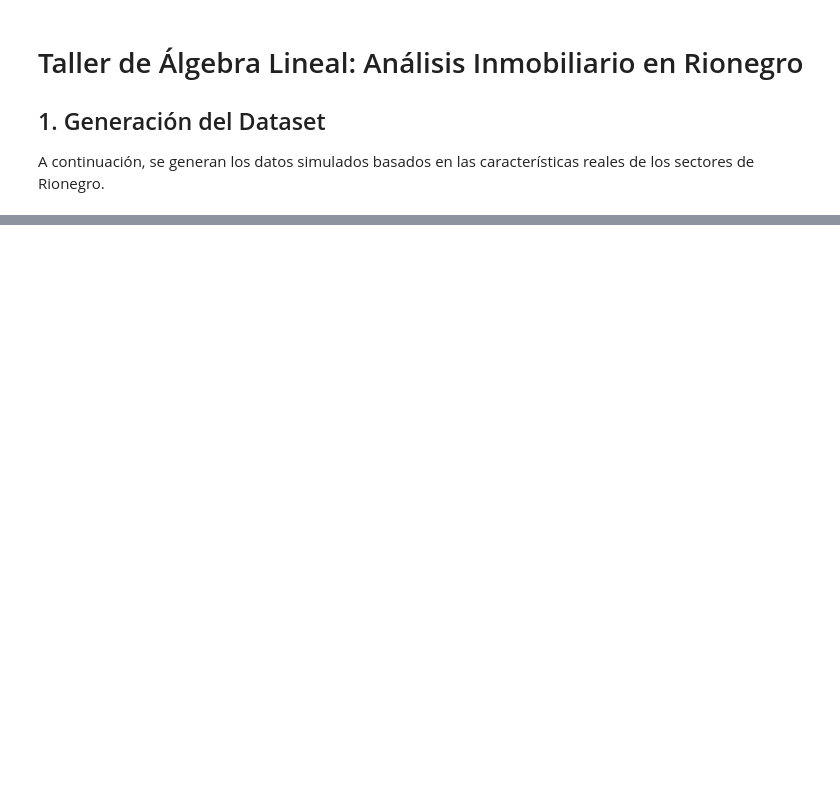
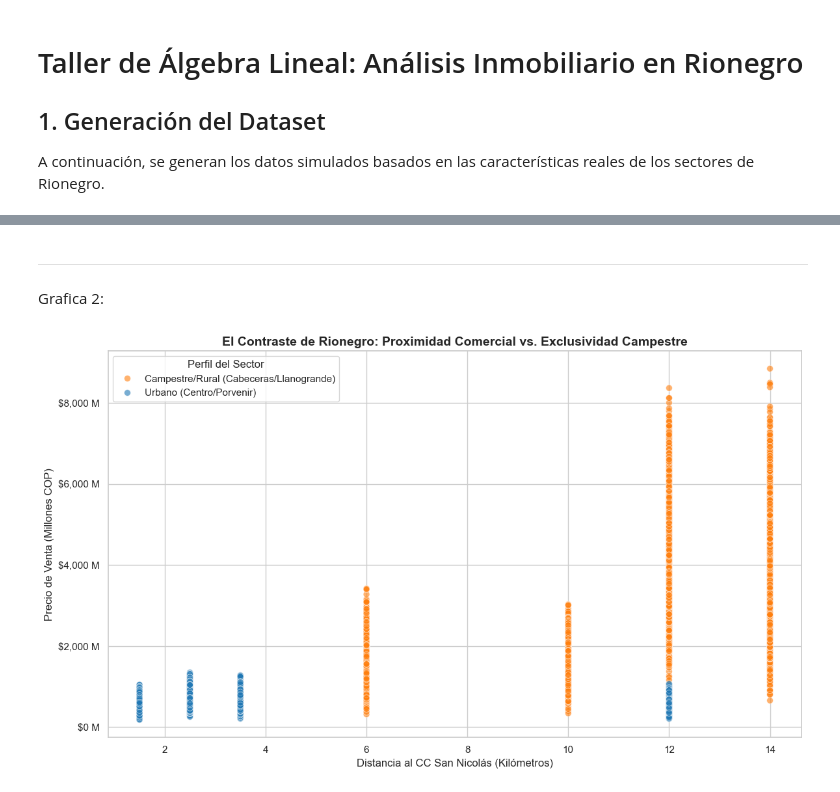
Before and after one commit to Jero-Cardona/DataScience-Real-State, a Jupyter notebook: taller.ipynb, the cells around one changed output, grey strips where cells are left out. Saved outputs shown, nothing was run; the diff lists cells and outputs as text; code cells hidden in the pictures; blank space fills up the shorter version.

```diff
--- a/taller.ipynb
+++ b/taller.ipynb
@@ -220,0 +450,25 @@ Si tuvieramos que reducir el analisis a una sola variable para predecir el preci
+# %% [markdown]
+---
+Grafica 2:
+# %%
+# GRÁFICA 2: DE DISPERSIÓN (DISTANCIA VS PRECIO COLOREADO POR TIPO)
+plt.figure(figsize=(12, 7))
+
+# Mapeamos los números a texto para la leyenda usando la columna original 'Urbana_Rural_Num'
+df['Tipo_Zona'] = df['Urbana_Rural_Num'].map({1: 'Urbano (Centro/Porvenir)', 0: 'Campestre/Rural (Cabeceras/Llanogrande)'})
+
+sns.scatterplot(data=df, x='Distancia_CC_SanNicolas_km', y='Precio_Venta_COP',
+                hue='Tipo_Zona', palette=['#ff7f0e', '#1f77b4'], alpha=0.6, s=50)
+
+# Formatear el eje Y para que muestre "Millones" de forma más limpia
+formatter = ticker.FuncFormatter(lambda x, pos: f'${x*1e-6:,.0f} M')
+plt.gca().yaxis.set_major_formatter(formatter)
+
+plt.title("El Contraste de Rionegro: Proximidad Comercial vs. Exclusividad Campestre", fontsize=14, fontweight='bold')
+plt.xlabel("Distancia al CC San Nicolás (Kilómetros)", fontsize=12)
+plt.ylabel("Precio de Venta (Millones COP)", fontsize=12)
+plt.legend(title="Perfil del Sector")
+plt.tight_layout()
+plt.show()
+# %% [output]
+[figure, added]
```
Also changed, not shown: parts of 32 cells of this notebook.
